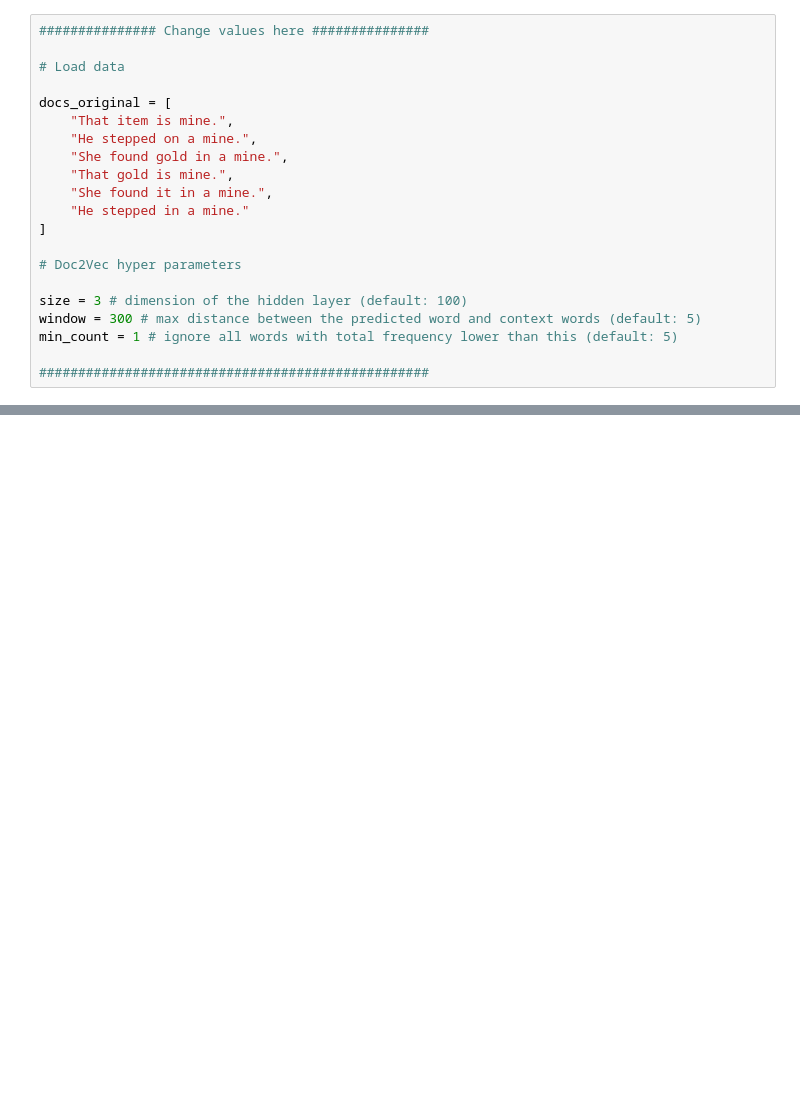
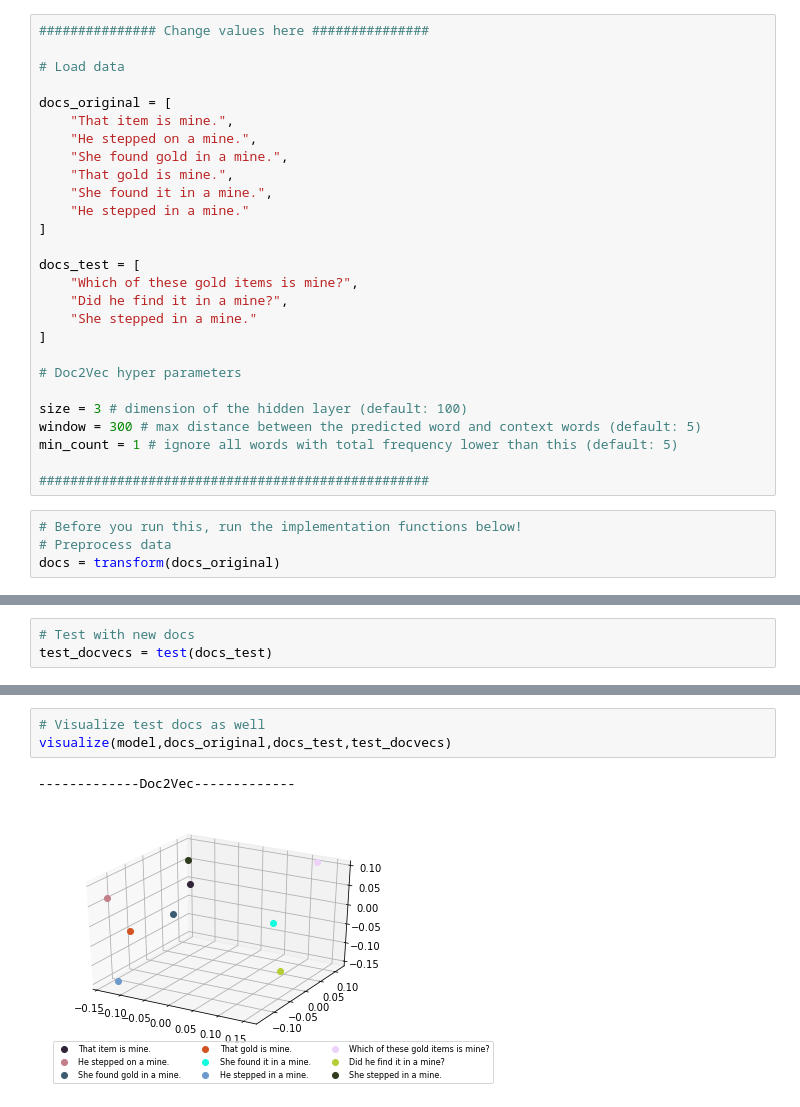
Before and after one commit to kojino/doc2vec, a Jupyter notebook: minimal_example.ipynb, the cells around one changed output, grey strips where cells are left out. Drawn from its saved outputs; the diff is of its cells as text; blank space fills up the shorter version.

Commit message:
test new docs

```diff
--- a/minimal_example.ipynb
+++ b/minimal_example.ipynb
@@ -19,6 +20,12 @@ docs_original = [
     "He stepped in a mine."
 ]
 
+docs_test = [
+    "Which of these gold items is mine?",
+    "Did he find it in a mine?",
+    "She stepped in a mine."
+]
+
 # Doc2Vec hyper parameters
 
 size = 3 # dimension of the hidden layer (default: 100)
@@ -26,3 +33,7 @@ window = 300 # max distance between the predicted word and context words (defaul
 min_count = 1 # ignore all words with total frequency lower than this (default: 5)
 
 ##################################################
+# %%
+# Before you run this, run the implementation functions below!
+# Preprocess data
+docs = transform(docs_original)
@@ -28,0 +51,3 @@ min_count = 1 # ignore all words with total frequency lower than this (default:
+# %%
+# Test with new docs
+test_docvecs = test(docs_test)
@@ -29 +72,7 @@ min_count = 1 # ignore all words with total frequency lower than this (default:
+# %%
+# Visualize test docs as well
+visualize(model,docs_original,docs_test,test_docvecs)
+# %% [output]
+-------------Doc2Vec-------------
+[figure, added]
 # %%
```
Also changed, not shown: parts of 9 cells of this notebook, 2 other files.
